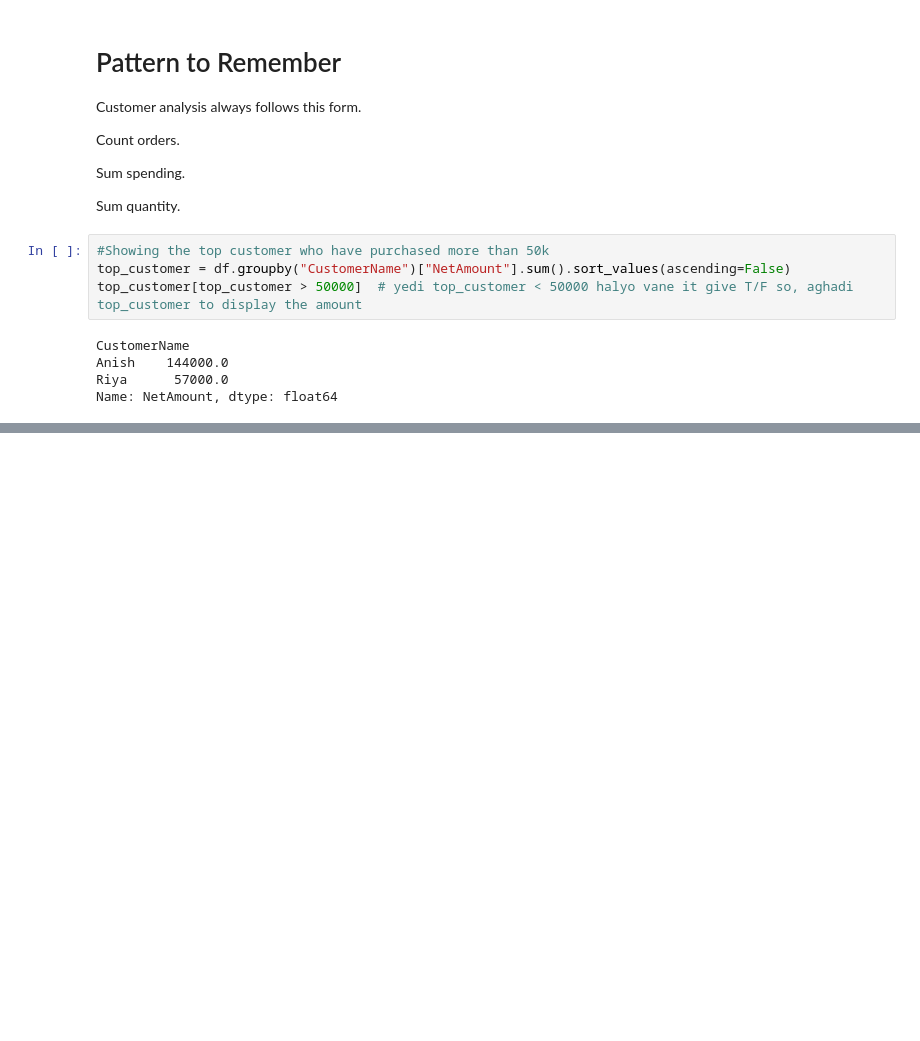
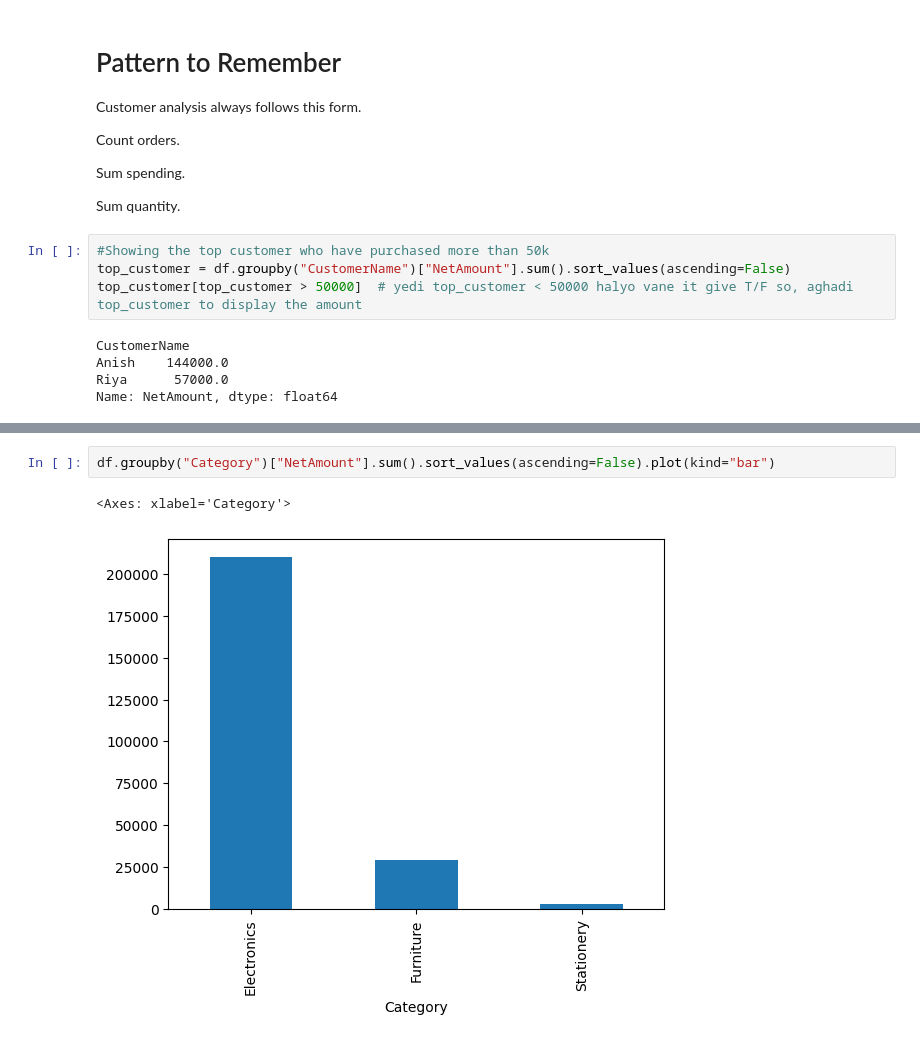
Before and after one commit to suzzzel5/Sales_Data-Analysis, a Jupyter notebook: num_panda3.ipynb, the cells around one changed output, grey strips where cells are left out. Cells and saved outputs as stored; diff of their text form; blank space fills up the shorter version.

```diff
--- a/num_panda3.ipynb
+++ b/num_panda3.ipynb
@@ -77,0 +91,5 @@ Name: NetAmount, dtype: float64
+# %%
+df.groupby("Category")["NetAmount"].sum().sort_values(ascending=False).plot(kind="bar")
+# %% [output]
+<Axes: xlabel='Category'>
+[figure, added]
```
Also changed, not shown: parts of 3 cells of this notebook.
